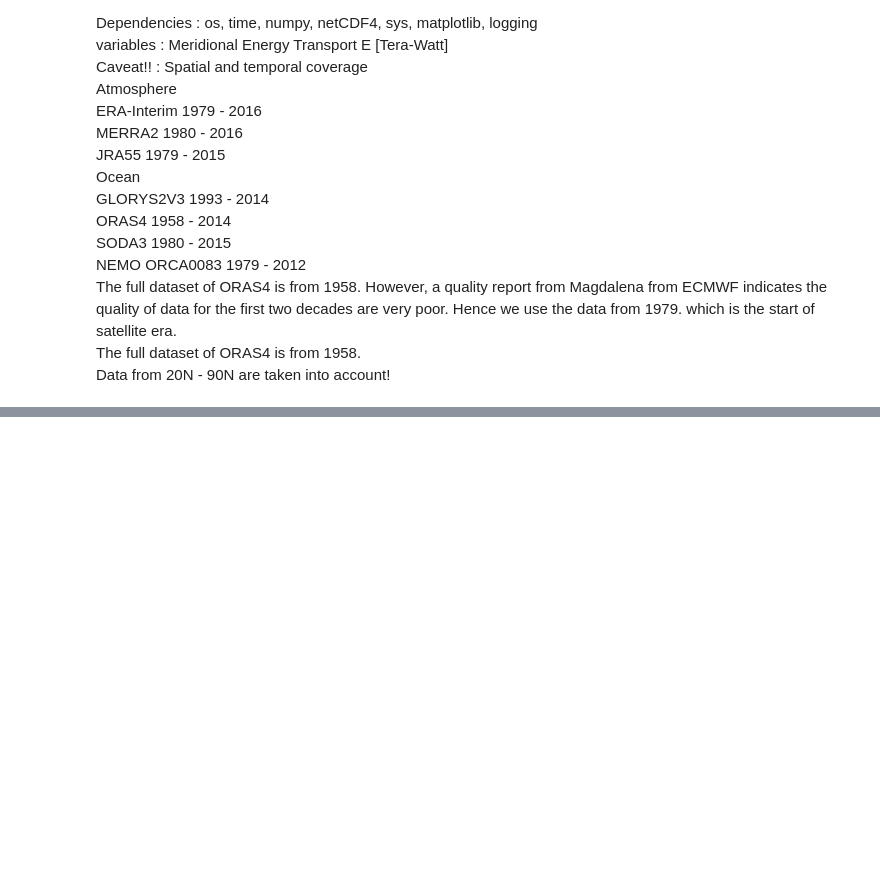
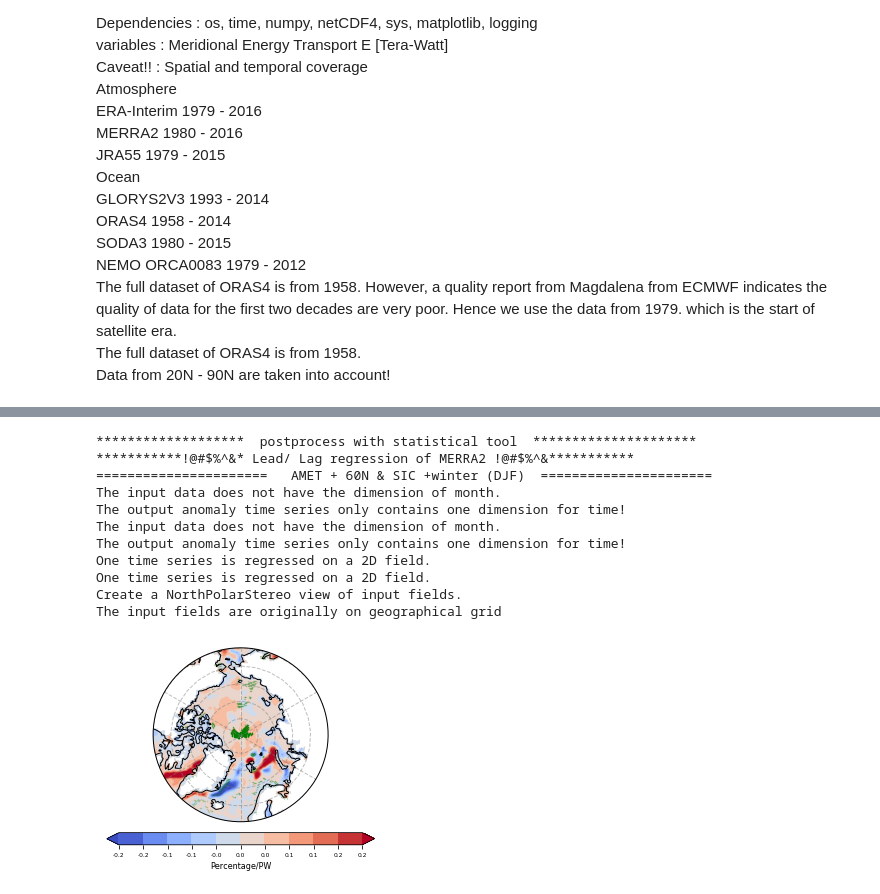
Before and after one commit to geek-yang/AirSeaFlow, a Jupyter notebook: MET_revise/ESD/paper_regress_AMET.ipynb, the cells around one changed output, grey strips where cells are left out. Cells and saved outputs as stored; diff of their text form; code cells hidden in the pictures; blank space fills up the shorter version.

```diff
--- a/MET_revise/ESD/paper_regress_AMET.ipynb
+++ b/MET_revise/ESD/paper_regress_AMET.ipynb
@@ -168,0 +359,43 @@ PDO = dataset_index.variables['PDO'][348:-12]
+# %%
+    print ('*******************  postprocess with statistical tool  *********************')
+    print ('***********!@#$%^&* Lead/ Lag regression of MERRA2 !@#$%^&***********')
+    print ('======================   AMET + 60N & SIC +winter (DJF)  ======================')
+    lag = 0
+    AMET_season_series = meta.statistics.operator.seasons(AMET_MERRA2[:,:,80],
+                                                          span='DJF', Dim_month=True)
+    stat_AMET_MERRA2 = meta.statistics.operator(AMET_season_series[:])
+    stat_AMET_MERRA2.anomaly(Dim_month=False)
+    stat_AMET_MERRA2.detrend()
+    stat_AMET_MERRA2.lowpass(window=15, obj='detrend')
+    SIC_season_series = meta.statistics.operator.seasons(SIC_MERRA2[:],
+                                                         span=lag_winter[lag], Dim_month=True)
+    stat_SIC_MERRA2 = meta.statistics.operator(SIC_season_series[:,:,:])
+    stat_SIC_MERRA2.anomaly(Dim_month=False)
+    stat_SIC_MERRA2.detrend()
+    stat_SIC_MERRA2.lowpass(window=15, obj='detrend')
+    k, r, p = meta.statistics.operator.linearRegress(stat_AMET_MERRA2._lowpass,
+                                                     stat_SIC_MERRA2._lowpass)
+    _, _, p_real = meta.statistics.operator.linearRegress(stat_AMET_MERRA2._detrend,
+                                                          stat_SIC_MERRA2._detrend)
+    #ticks = [-0.3, -0.2, -0.1, 0.0, 0.1, 0.2, 0.3]
+    ticks = np.linspace(-0.20,0.20,11)
+    #ticks = [-0.8, -0.6, -0.4, -0.2, 0.0, 0.2, 0.4, 0.6, 0.8]
+    label = 'Percentage/PW'
+    meta.visualizer.plots.geograph(latitude_fields_MERRA2, longitude_fields_MERRA2,
+                                   np.ma.masked_where(SST_MERRA2_mask[:],k), p_real,
+                                   label, ticks, os.path.join(output_path, 'MERRA2',
+                                   'spatial_MERRA2_AMET_60N_lag_{}_MERRA2_SIC_DJF_interannual.png'.format(lag)),
+                                   ttest=True)
+# %% [output]
+*******************  postprocess with statistical tool  *********************
+***********!@#$%^&* Lead/ Lag regression of MERRA2 !@#$%^&***********
+======================   AMET + 60N & SIC +winter (DJF)  ======================
+The input data does not have the dimension of month.
+The output anomaly time series only contains one dimension for time!
+The input data does not have the dimension of month.
+The output anomaly time series only contains one dimension for time!
+One time series is regressed on a 2D field.
+One time series is regressed on a 2D field.
+Create a NorthPolarStereo view of input fields.
+The input fields are originally on geographical grid
+[figure, added]
```
Also changed, not shown: parts of 15 cells of this notebook.
